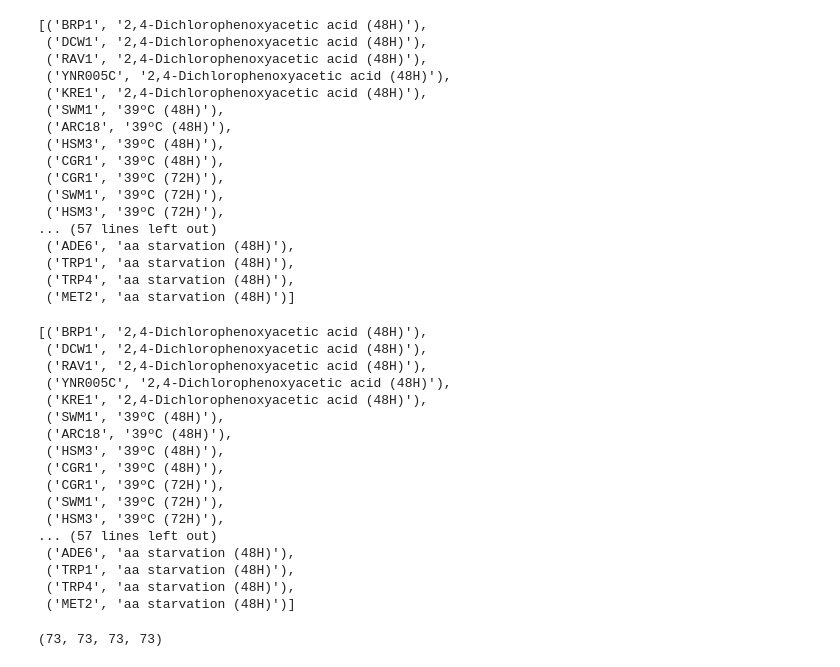
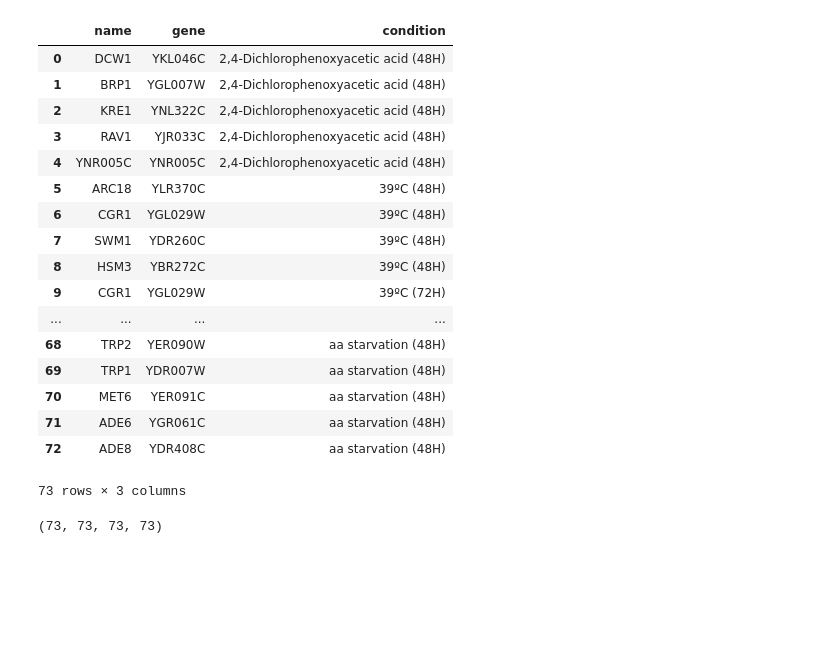
Before and after one commit to mgalardini/2018koyeast, a Jupyter notebook: notebooks/deviations_rarefaction.ipynb, the cells around one changed output. Cells and saved outputs as stored; diff of their text form; code cells hidden in the pictures; blank space fills up the shorter version.

```diff
--- a/notebooks/deviations_rarefaction.ipynb
+++ b/notebooks/deviations_rarefaction.ipynb
@@ -169,5 +197,5 @@ def do_analysis(d, strains,
 # %%
-p, ds = do_analysis(d, strains)
+p, ds, de, dw = do_analysis(d, strains)
 
 sns.catplot(x='comparisons', y='value',
             hue='strain',
@@ -250,5 +403,5 @@ sns.despine(top=False,
 # %%
-m = pd.DataFrame([(gn.get(x, x), x, y)
+mm = pd.DataFrame([(gn.get(x, x), x, y)
                  for x, y in
                  sorted(set(ds['S288C']),
                         key=lambda x: x[1])],
@@ -302,45 +413,24 @@ m.to_csv('deviations_rarefaction.tsv',
-# %%
-[(gn.get(x, x), y)
- for x, y in sorted(set(ds['YPS']), key=lambda x: x[1])]
-# %% [output]
-[('BRP1', '2,4-Dichlorophenoxyacetic acid (48H)'),
- ('DCW1', '2,4-Dichlorophenoxyacetic acid (48H)'),
- ('RAV1', '2,4-Dichlorophenoxyacetic acid (48H)'),
- ('YNR005C', '2,4-Dichlorophenoxyacetic acid (48H)'),
- ('KRE1', '2,4-Dichlorophenoxyacetic acid (48H)'),
- ('SWM1', '39ºC (48H)'),
- ('ARC18', '39ºC (48H)'),
- ('HSM3', '39ºC (48H)'),
- ('CGR1', '39ºC (48H)'),
- ('CGR1', '39ºC (72H)'),
- ('SWM1', '39ºC (72H)'),
- ('HSM3', '39ºC (72H)'),
-... (57 lines left out)
- ('ADE6', 'aa starvation (48H)'),
- ('TRP1', 'aa starvation (48H)'),
- ('TRP4', 'aa starvation (48H)'),
- ('MET2', 'aa starvation (48H)')]
-# %%
-[(gn.get(x, x), y)
- for x, y in sorted(set(ds['UWOP']), key=lambda x: x[1])]
-# %% [output]
-[('BRP1', '2,4-Dichlorophenoxyacetic acid (48H)'),
- ('DCW1', '2,4-Dichlorophenoxyacetic acid (48H)'),
- ('RAV1', '2,4-Dichlorophenoxyacetic acid (48H)'),
- ('YNR005C', '2,4-Dichlorophenoxyacetic acid (48H)'),
- ('KRE1', '2,4-Dichlorophenoxyacetic acid (48H)'),
- ('SWM1', '39ºC (48H)'),
- ('ARC18', '39ºC (48H)'),
- ('HSM3', '39ºC (48H)'),
- ('CGR1', '39ºC (48H)'),
- ('CGR1', '39ºC (72H)'),
- ('SWM1', '39ºC (72H)'),
- ('HSM3', '39ºC (72H)'),
-... (57 lines left out)
- ('ADE6', 'aa starvation (48H)'),
- ('TRP1', 'aa starvation (48H)'),
- ('TRP4', 'aa starvation (48H)'),
- ('MET2', 'aa starvation (48H)')]
+# %%
+mm
+# %% [output]
+|  | name | gene | condition |
+| 0 | DCW1 | YKL046C | 2,4-Dichlorophenoxyacetic acid (48H) |
+| 1 | BRP1 | YGL007W | 2,4-Dichlorophenoxyacetic acid (48H) |
+| 2 | KRE1 | YNL322C | 2,4-Dichlorophenoxyacetic acid (48H) |
+| 3 | RAV1 | YJR033C | 2,4-Dichlorophenoxyacetic acid (48H) |
+| 4 | YNR005C | YNR005C | 2,4-Dichlorophenoxyacetic acid (48H) |
+| 5 | ARC18 | YLR370C | 39ºC (48H) |
+| 6 | CGR1 | YGL029W | 39ºC (48H) |
+| 7 | SWM1 | YDR260C | 39ºC (48H) |
+| 8 | HSM3 | YBR272C | 39ºC (48H) |
+| 9 | CGR1 | YGL029W | 39ºC (72H) |
+| ... | ... | ... | ... |
+| 68 | TRP2 | YER090W | aa starvation (48H) |
+| 69 | TRP1 | YDR007W | aa starvation (48H) |
+| 70 | MET6 | YER091C | aa starvation (48H) |
+| 71 | ADE6 | YGR061C | aa starvation (48H) |
+| 72 | ADE8 | YDR408C | aa starvation (48H) |
+73 rows × 3 columns
 # %%
 (len([(gn.get(x, x), y)
       for x, y in sorted(set(ds['S288C']), key=lambda x: x[1])]),
```
Also changed, not shown: parts of 29 cells of this notebook, 4 other files.
